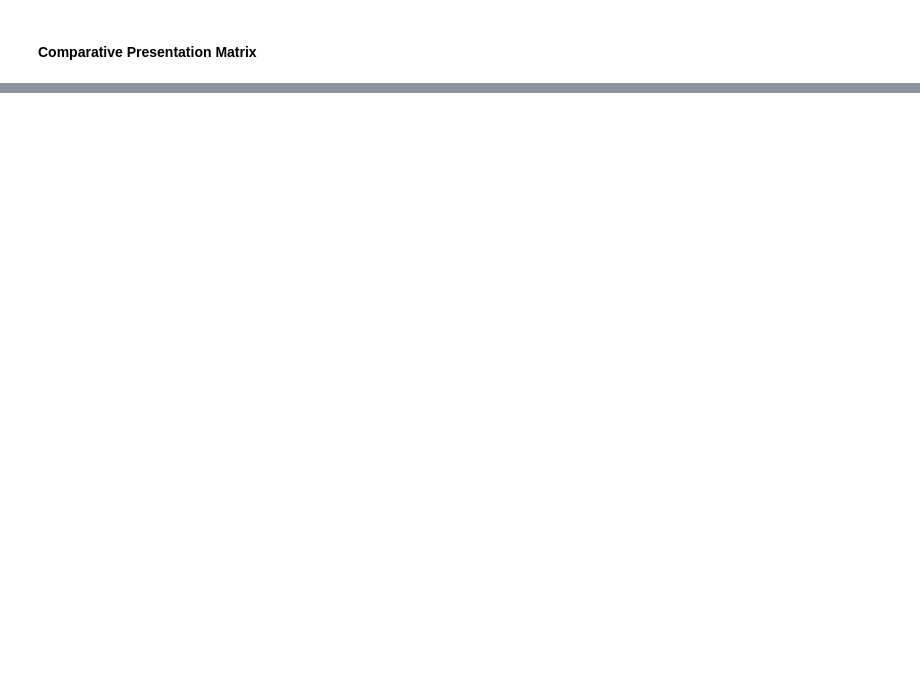
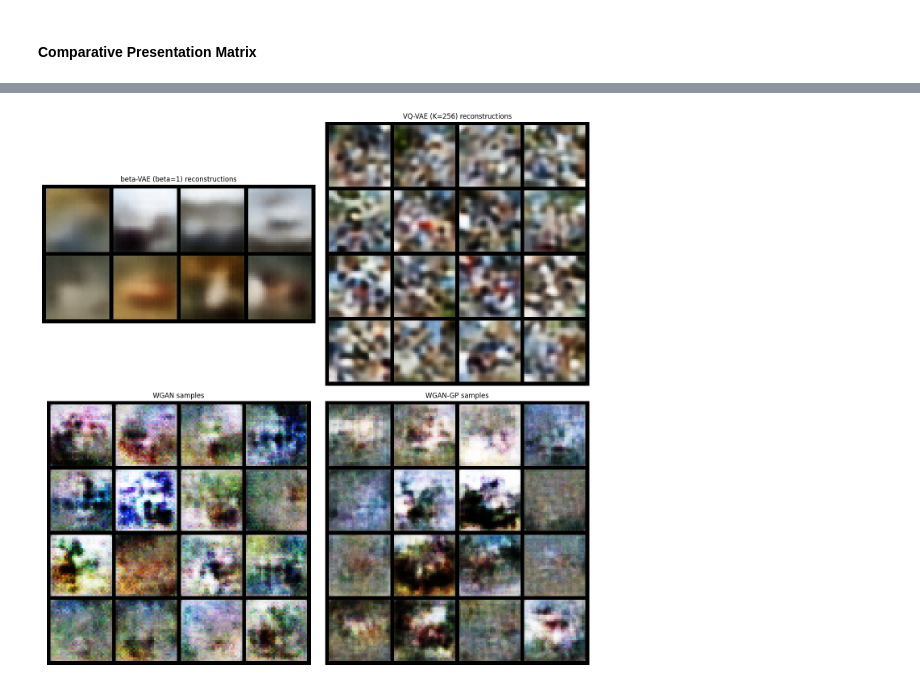
Before and after one commit to ashokpyaram-aiml/UDLAssignments, a Jupyter notebook: Assignemnt2/group88-assignment2.ipynb, the cells around one changed output, grey strips where cells are left out. Drawn from its saved outputs; the diff is of its cells as text; code cells hidden in the pictures; blank space fills up the shorter version.

```diff
--- a/Assignemnt2/group88-assignment2.ipynb
+++ b/Assignemnt2/group88-assignment2.ipynb
@@ -482,0 +783,20 @@ Codebook Size (K)   PSNR (dB)      Perplexity     FID Score
+# %%
+n_examples = 100
+
+# 100 reconstructions/samples per model, laid out on a 10x10 grid each
+with torch.no_grad():
+    # beta-VAE(1): reuse the trained model's reconstructions of a 100-image test batch
+    imgs, _ = next(iter(test_loader))
+    imgs = imgs[:n_examples].to(device)
+
+    comparison_samples = {}
+
+    # WGAN / WGAN-GP: draw 100 fresh random samples from each trained generator
+    for label in ["WGAN", "WGAN-GP"]:
+        gen = gan_results[label]["generator"]
+        gen.eval()
+        z = torch.randn(n_examples, latent_dim_gan, device=device)
+        comparison_samples[label] = gen(z).cpu()
+
+print("Collected 100 samples for WGAN and WGAN-GP.")
+print("beta-VAE(beta=1) and VQ-VAE(K=256) reuse the reconstructions captured in Parts A and B above.")
@@ -482,0 +812,30 @@ Codebook Size (K)   PSNR (dB)      Perplexity     FID Score
+# %%
+fig, axes = plt.subplots(2, 2, figsize=(14, 14))
+titles = ["beta-VAE (beta=1) reconstructions", "VQ-VAE (K=256) reconstructions", "WGAN samples", "WGAN-GP samples"]
+
+# beta-VAE(1) reconstructions were captured as an 8-image preview in vae_results; use it directly.
+grid_vae = vutils.make_grid(vae_results[1]["sample_reconstructions"], nrow=4, normalize=True)
+axes[0, 0].imshow(grid_vae.permute(1, 2, 0).numpy())
+axes[0, 0].set_title(titles[0])
+axes[0, 0].axis("off")
+
+# VQ-VAE(K=256) generated samples were captured during the PixelCNN sampling loop.
+grid_vq = vutils.make_grid(vq_results[256]["generated_samples"], nrow=4, normalize=True)
+axes[0, 1].imshow(grid_vq.permute(1, 2, 0).numpy())
+axes[0, 1].set_title(titles[1])
+axes[0, 1].axis("off")
+
+grid_wgan = vutils.make_grid(comparison_samples["WGAN"][:16], nrow=4, normalize=True)
+axes[1, 0].imshow(grid_wgan.permute(1, 2, 0).numpy())
+axes[1, 0].set_title(titles[2])
+axes[1, 0].axis("off")
+
+grid_wgangp = vutils.make_grid(comparison_samples["WGAN-GP"][:16], nrow=4, normalize=True)
+axes[1, 1].imshow(grid_wgangp.permute(1, 2, 0).numpy())
+axes[1, 1].set_title(titles[3])
+axes[1, 1].axis("off")
+
+plt.tight_layout()
+plt.show()
+# %% [output]
+[figure, added]
```
Also changed, not shown: parts of 30 cells of this notebook, 1 other file.
